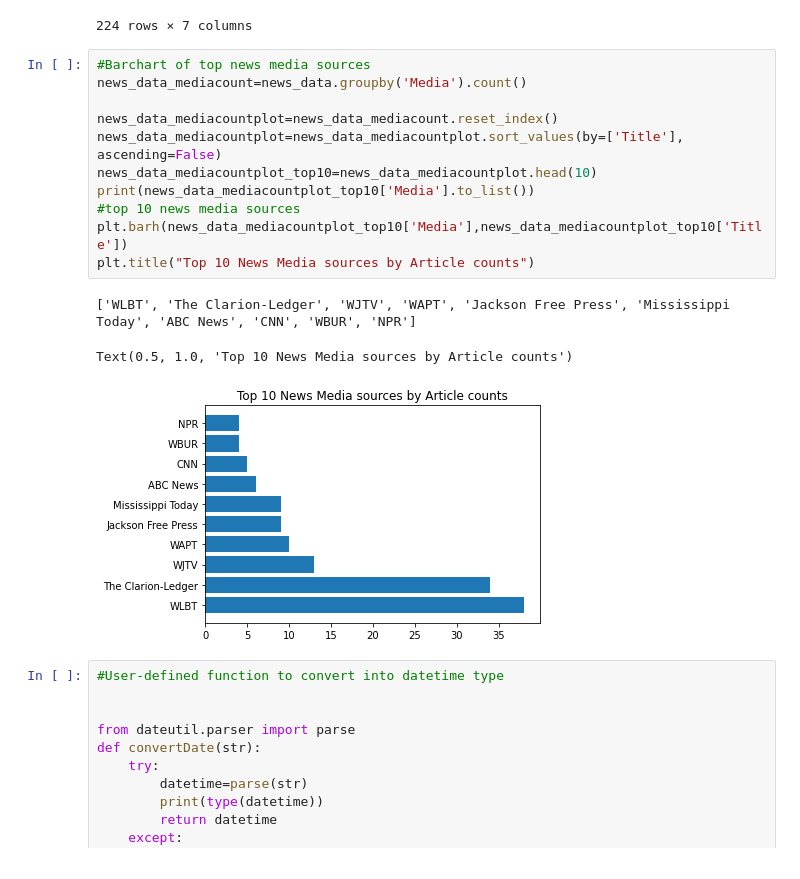
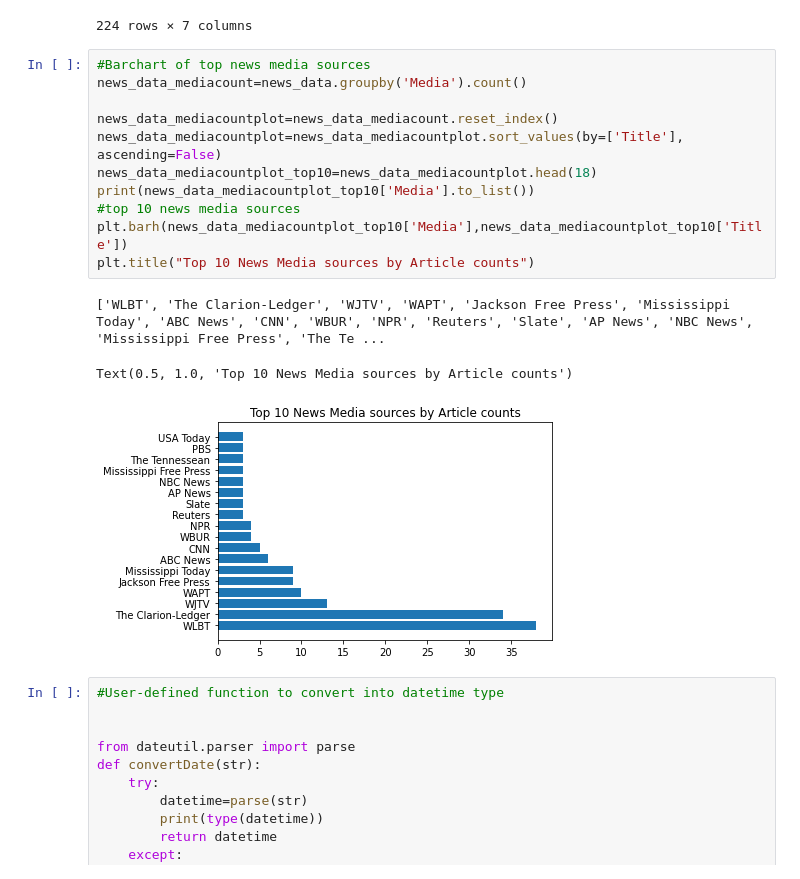
Before and after one commit to rishabhstha/JacksonWaterCrisisAnalysisML, a Jupyter notebook: newsAnalysis.ipynb, the cells around one changed output. Drawn from its saved outputs; the diff is of its cells as text.

```diff
--- a/newsAnalysis.ipynb
+++ b/newsAnalysis.ipynb
@@ -88,18 +94,18 @@ news_data
 # %%
 #Barchart of top news media sources
 news_data_mediacount=news_data.groupby('Media').count()
 
 news_data_mediacountplot=news_data_mediacount.reset_index()
 news_data_mediacountplot=news_data_mediacountplot.sort_values(by=['Title'], ascending=False)
-news_data_mediacountplot_top10=news_data_mediacountplot.head(10)
+news_data_mediacountplot_top10=news_data_mediacountplot.head(18)
 print(news_data_mediacountplot_top10['Media'].to_list())
 #top 10 news media sources
 plt.barh(news_data_mediacountplot_top10['Media'],news_data_mediacountplot_top10['Title'])
 plt.title("Top 10 News Media sources by Article counts")
 # %% [output]
-['WLBT', 'The Clarion-Ledger', 'WJTV', 'WAPT', 'Jackson Free Press', 'Mississippi Today', 'ABC News', 'CNN', 'WBUR', 'NPR']
+['WLBT', 'The Clarion-Ledger', 'WJTV', 'WAPT', 'Jackson Free Press', 'Mississippi Today', 'ABC News', 'CNN', 'WBUR', 'NPR', 'Reuters', 'Slate', 'AP News', 'NBC News', 'Mississippi Free Press', 'The Te ...
 Text(0.5, 1.0, 'Top 10 News Media sources by Article counts')
-[figure, old version]
+[figure, new version]
 # %%
 #User-defined function to convert into datetime type
 
```
Also changed, not shown: parts of 12 cells of this notebook.
